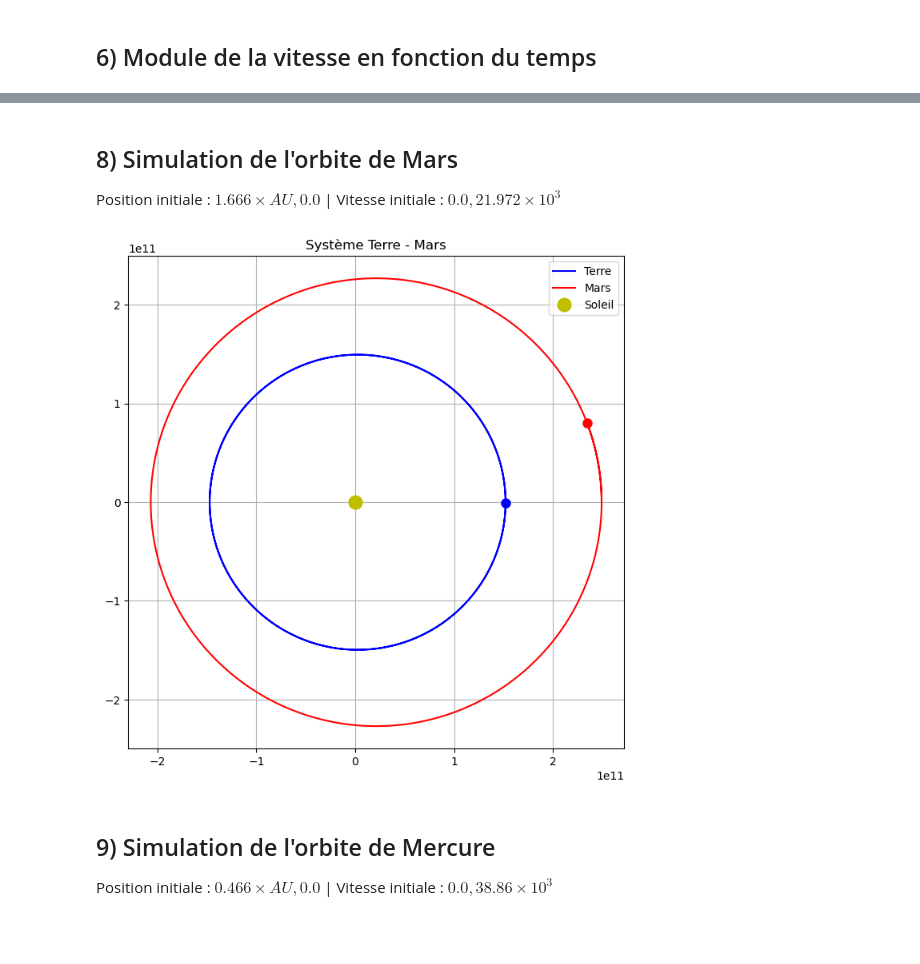
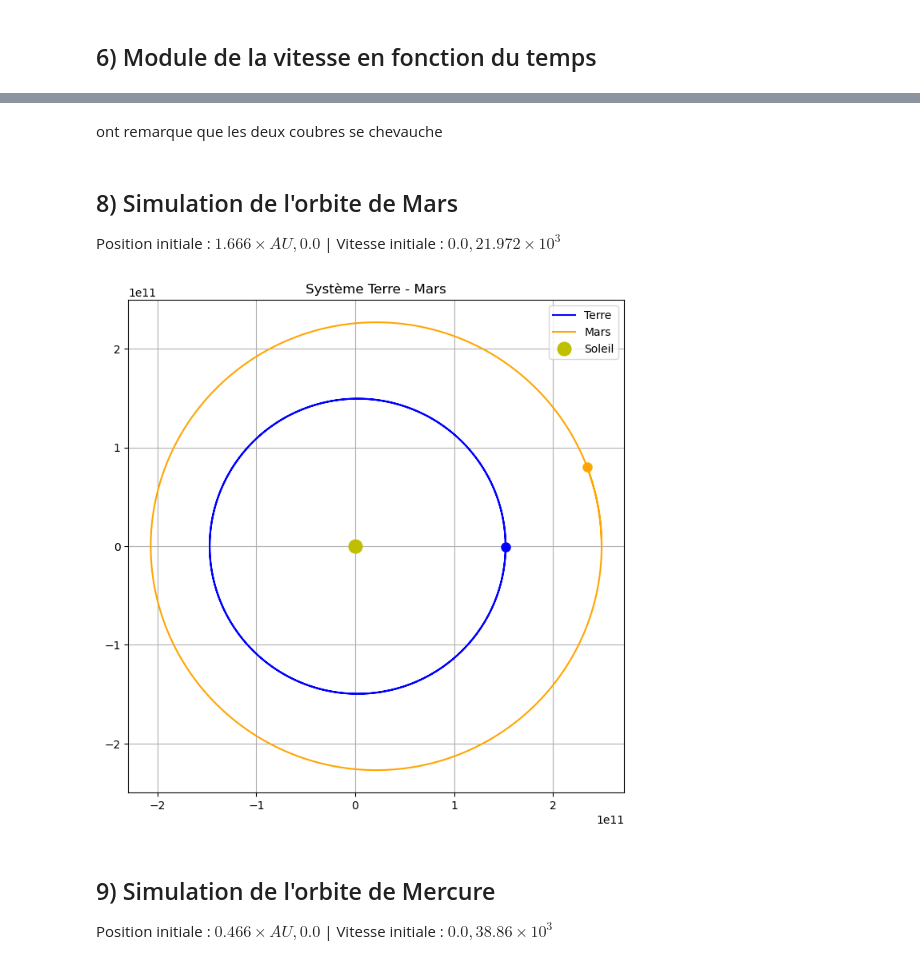
Before and after one commit to Amipha/outils-num, a Jupyter notebook: CC/CC-TP.ipynb, the cells around one changed output, grey strips where cells are left out. Cells and saved outputs as stored; diff of their text form; code cells hidden in the pictures; blank space fills up the shorter version.

```diff
--- a/CC/CC-TP.ipynb
+++ b/CC/CC-TP.ipynb
@@ -141,29 +143,33 @@ Demi-petit axe (b): 0.9997378578249159 UA
+# %% [markdown]
+ont remarque que les deux coubres se chevauche
 # %% [markdown]
 ## 8) Simulation de l'orbite de Mars
 Position initiale : $1.666 \times AU, 0.0$ | Vitesse initiale : $0.0, 21.972 \times 10^3$
 # %%
 # Conditions de départ pour Mars (ne pas appeler Y() car la fonction a été écrasée par une variable)
 x0_mars = 1.666 * AU
 vx0_mars = 0.0
 vy0_mars = 21.972E3
 Y_init_mars = np.array([x0_mars, 0.0, vx0_mars, vy0_mars])
 
 t_mars, y_mars = RK4(FKepler, t0, Y_init_mars, tf, N)
 
 fig, ax = plt.subplots(figsize=(8, 8))
 ax.plot(y[:, 0], y[:, 1], label="Terre", color="blue")
 ax.plot(y[-1, 0], y[-1, 1], 'o', color="blue", markersize=8)
-ax.plot(y_mars[:, 0], y_mars[:, 1], label="Mars", color="red")
-ax.plot(y_mars[-1, 0], y_mars[-1, 1], 'o', color="red", markersize=8) # Planète Mars
+
+ax.plot(y_mars[:, 0], y_mars[:, 1], label="Mars", color="orange")
+ax.plot(y_mars[-1, 0], y_mars[-1, 1], 'o', color="orange", markersize=8) # Planète Mars
+
 ax.plot(0, 0, 'yo', markersize=12, label="Soleil")
 
 ax.set_title("Système Terre - Mars")
 ax.legend()
 ax.axis("equal")
 ax.grid(True)
 plt.show()
 # %% [output]
-[figure, old version]
+[figure, new version]
 # %% [markdown]
 ## 9) Simulation de l'orbite de Mercure
 Position initiale : $0.466 \times AU, 0.0$ | Vitesse initiale : $0.0, 38.86 \times 10^3$
```
Also changed, not shown: parts of 6 cells of this notebook.
